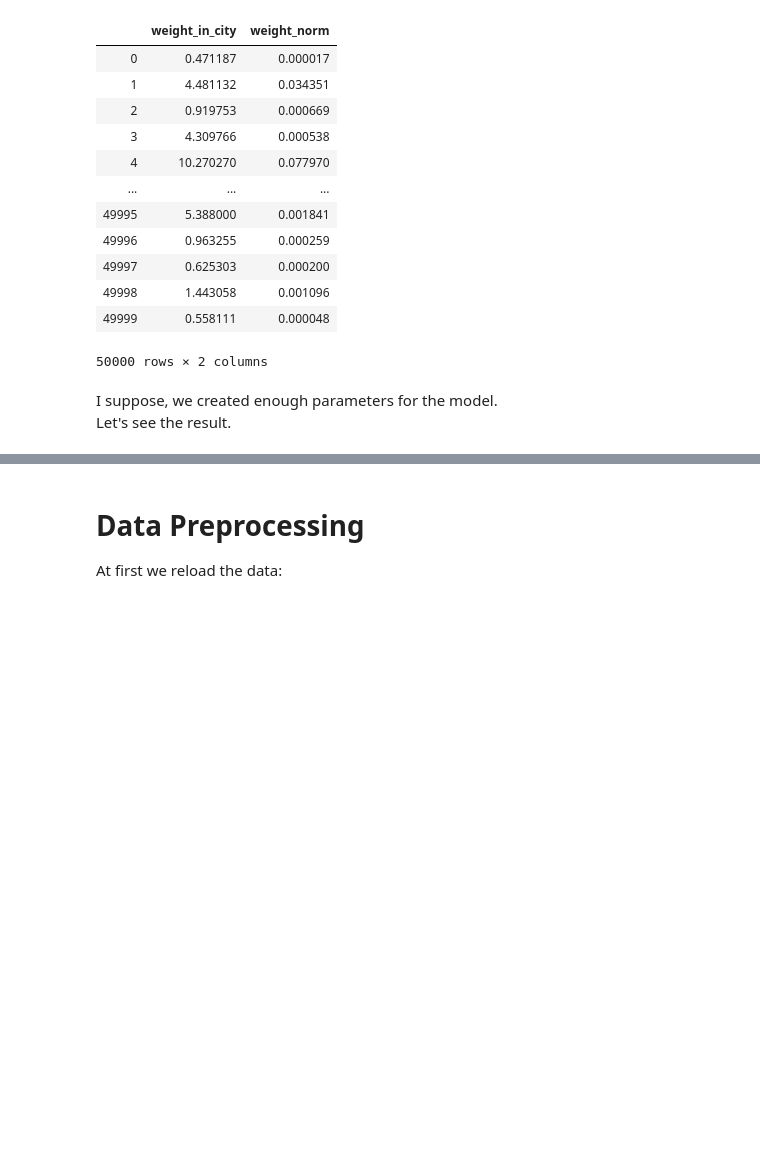
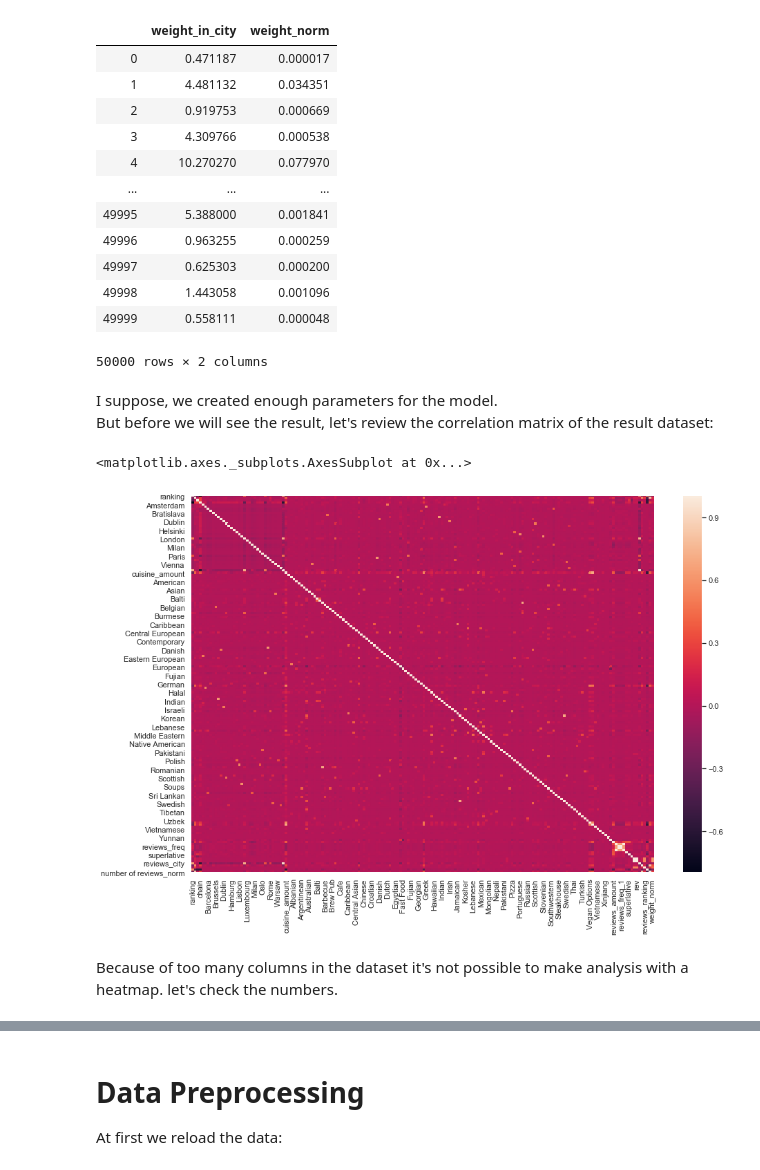
Before and after one commit to NataliaDein/skillfactory_rds, a Jupyter notebook: module_3/natalia-dein-sf-tripadvisor-rating.ipynb, the cells around one changed output, grey strips where cells are left out. Saved outputs shown, nothing was run; the diff lists cells and outputs as text; code cells hidden in the pictures; blank space fills up the shorter version.

```diff
--- a/module_3/natalia-dein-sf-tripadvisor-rating.ipynb
+++ b/module_3/natalia-dein-sf-tripadvisor-rating.ipynb
@@ -926,4 +928,13 @@ df[['weight_in_city', 'weight_norm']]
 50000 rows × 2 columns
 # %% [markdown]
 I suppose, we created enough parameters for the model.
-Let's see the result.
+But before we will see the result, let's review the correlation matrix of the result dataset:
+# %%
+plt.rcParams['figure.figsize'] = (15,10)
+sns.heatmap(df[df['sample']==1].drop(['sample'], axis=1).corr())
+# %% [output]
+<matplotlib.axes._subplots.AxesSubplot at 0x...>
+[figure, added]
+# %% [markdown]
+Because of too many columns in the dataset it's not possible to make analysis with a heatmap.
+let's check the numbers.
```
Also changed, not shown: parts of 36 cells of this notebook.
